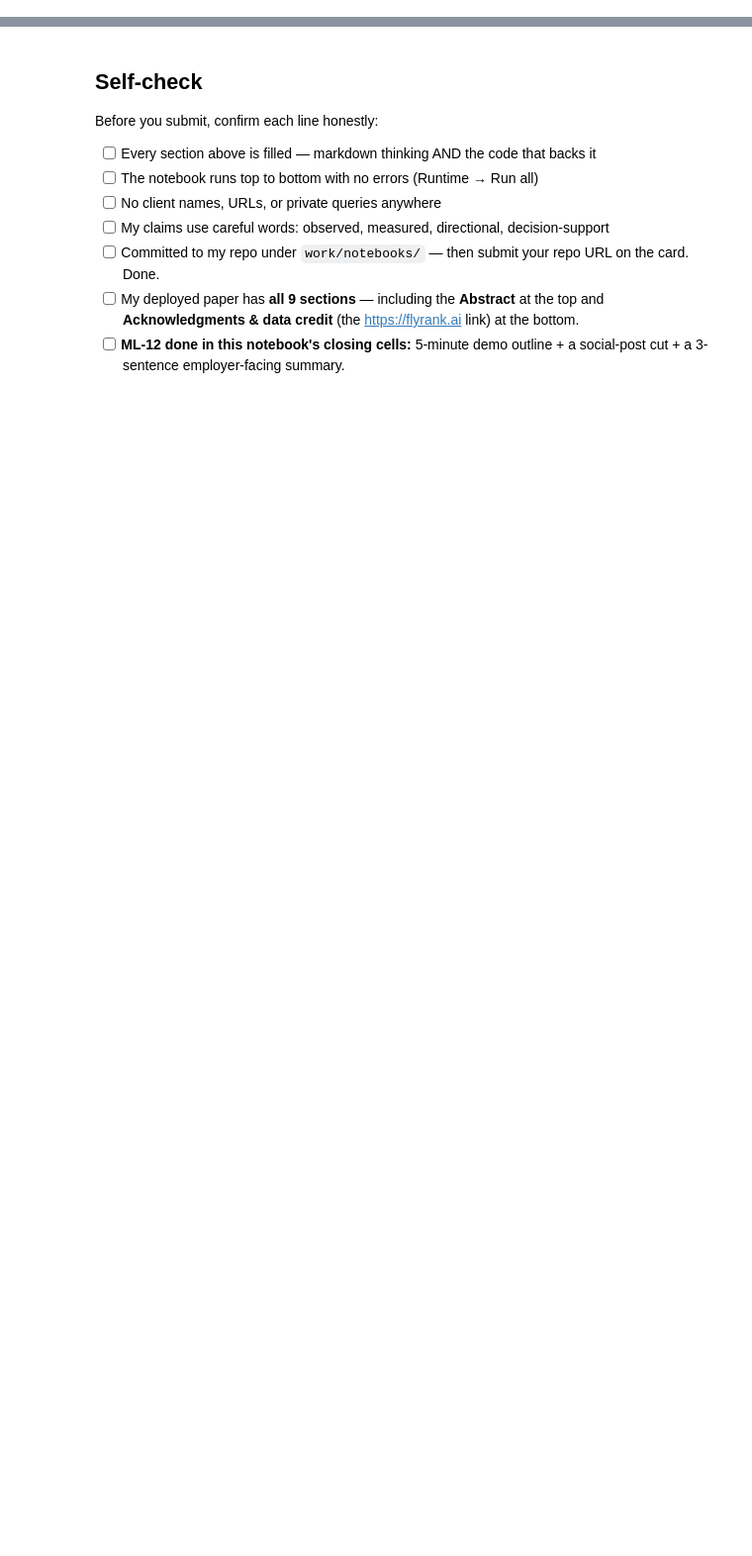
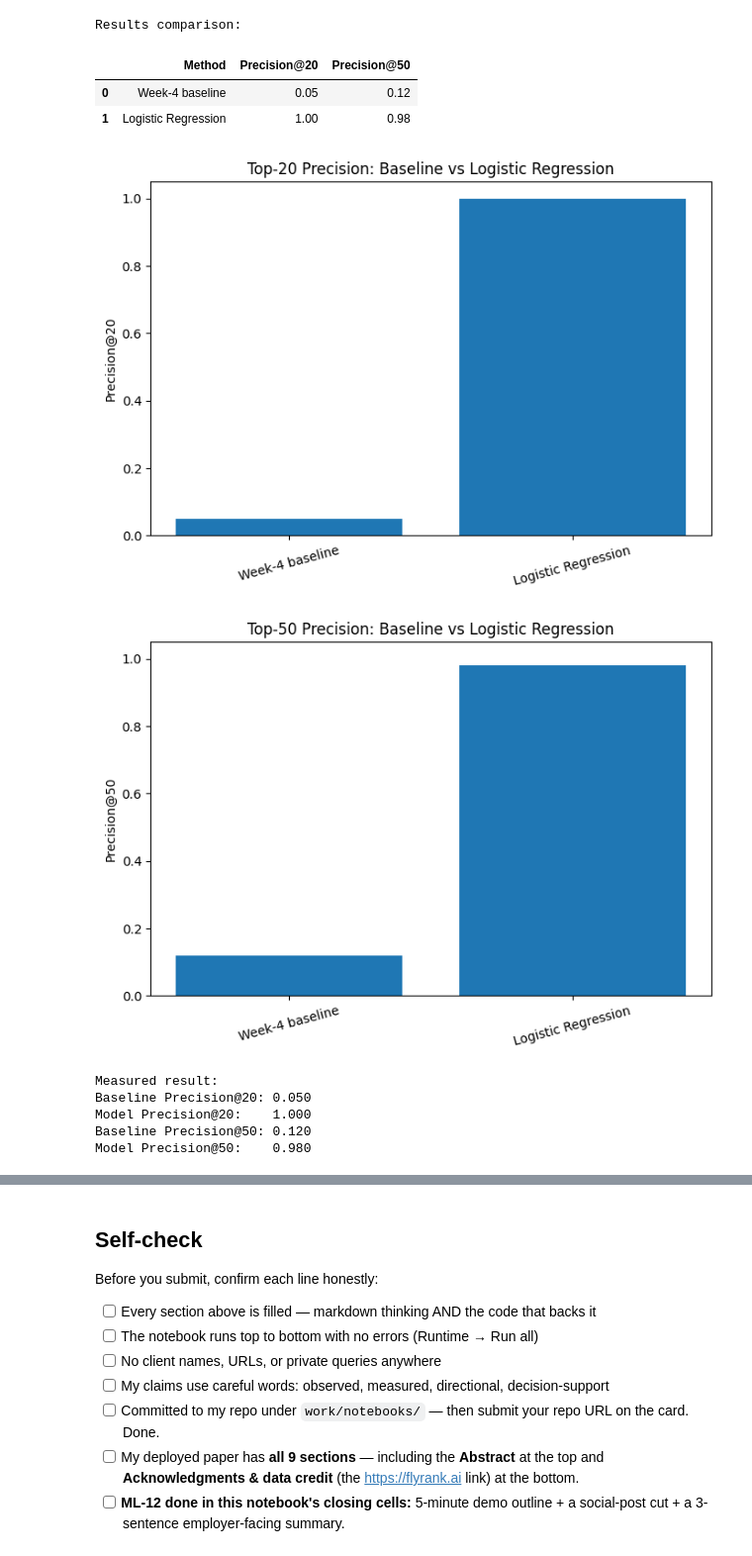
Before and after one commit to VikramR6/flyrank-ml-internship-assign1, a Jupyter notebook: work/notebooks/capstone.ipynb, the cells around one changed output, grey strips where cells are left out. Shown at 99% size. Cells and saved outputs as stored; diff of their text form; code cells hidden in the pictures; blank space fills up the shorter version.

```diff
--- a/work/notebooks/capstone.ipynb
+++ b/work/notebooks/capstone.ipynb
@@ -36,0 +371,67 @@ This skeleton is yours to fill. Work the sections **in order** — each one has
+# %%
+# ML-11 — Section 4: Results and charts
+
+import matplotlib.pyplot as plt
+
+# Baseline and model metrics
+baseline_p20 = 0.050
+baseline_p50 = 0.120
+
+model_p20 = precision_at_k(y_test, test_probability, 20)
+model_p50 = precision_at_k(y_test, test_probability, 50)
+
+results = pd.DataFrame({
+    "Method": [
+        "Week-4 baseline",
+        "Logistic Regression"
+    ],
+    "Precision@20": [
+        baseline_p20,
+        model_p20
+    ],
+    "Precision@50": [
+        baseline_p50,
+        model_p50
+    ]
+})
+
+print("Results comparison:")
+display(results)
+
+# Chart 1 — Precision@20
+plt.figure(figsize=(7, 5))
+plt.bar(results["Method"], results["Precision@20"])
+plt.ylabel("Precision@20")
+plt.title("Top-20 Precision: Baseline vs Logistic Regression")
+plt.ylim(0, 1.05)
+plt.xticks(rotation=15)
+plt.tight_layout()
+plt.show()
+
+# Chart 2 — Precision@50
+plt.figure(figsize=(7, 5))
+plt.bar(results["Method"], results["Precision@50"])
+plt.ylabel("Precision@50")
+plt.title("Top-50 Precision: Baseline vs Logistic Regression")
+plt.ylim(0, 1.05)
+plt.xticks(rotation=15)
+plt.tight_layout()
+plt.show()
+
+print("\nMeasured result:")
+print(f"Baseline Precision@20: {baseline_p20:.3f}")
+print(f"Model Precision@20:    {model_p20:.3f}")
+print(f"Baseline Precision@50: {baseline_p50:.3f}")
+print(f"Model Precision@50:    {model_p50:.3f}")
+# %% [output]
+Results comparison:
+|  | Method | Precision@20 | Precision@50 |
+| 0 | Week-4 baseline | 0.05 | 0.12 |
+| 1 | Logistic Regression | 1.00 | 0.98 |
+[figure, added]
+[figure, added]
+Measured result:
+Baseline Precision@20: 0.050
+Model Precision@20:    1.000
+Baseline Precision@50: 0.120
+Model Precision@50:    0.980
```
Also changed, not shown: parts of 21 cells of this notebook.
